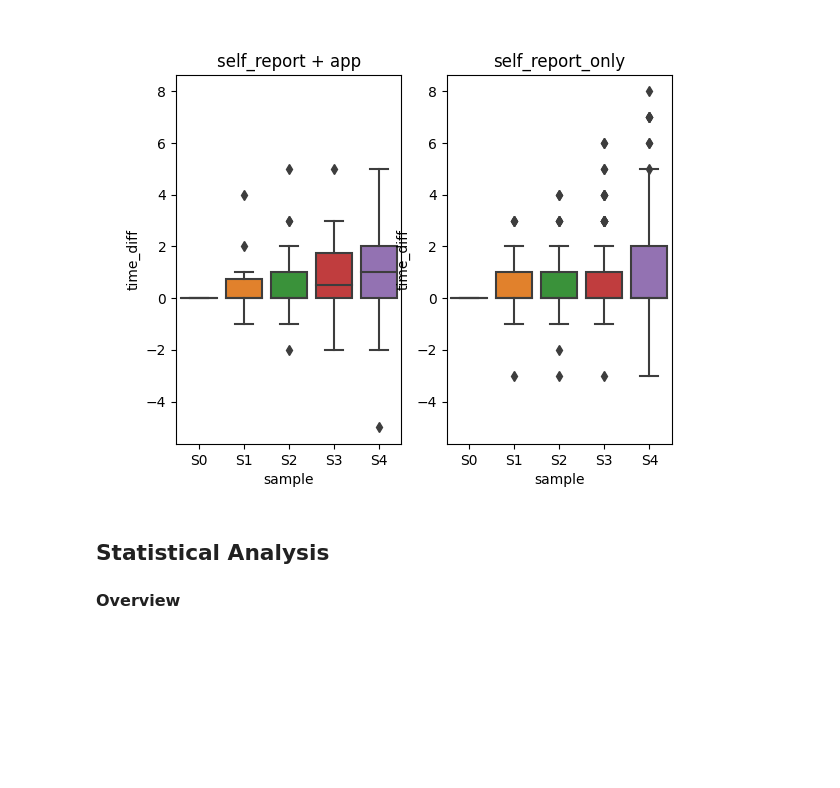
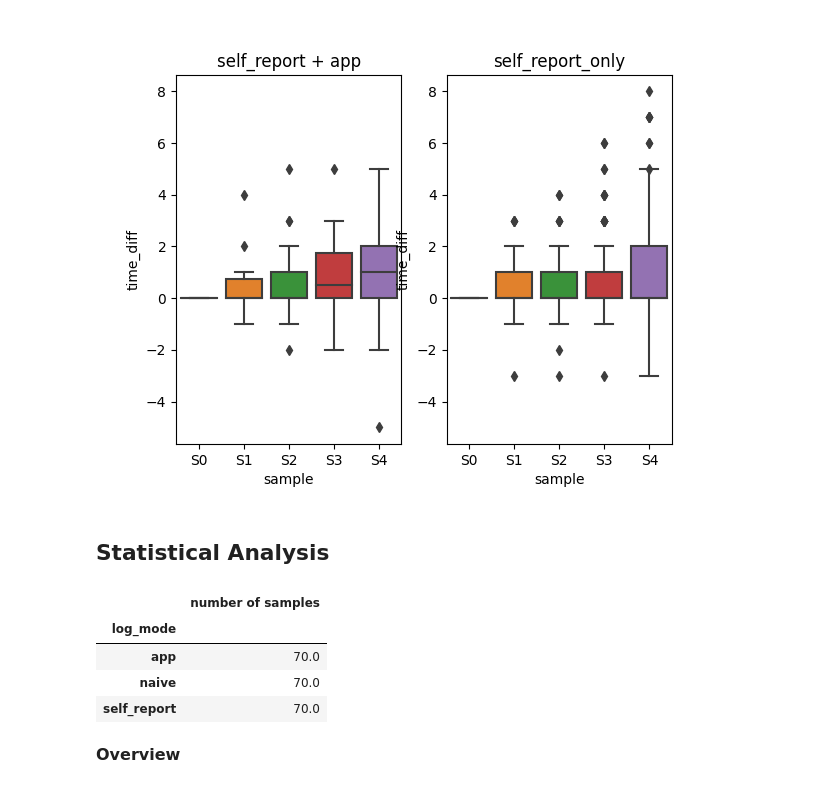
Before and after one commit to mad-lab-fau/carwatch-analysis, a Jupyter notebook: notebooks/analysis/App_Analysis.ipynb, the cells around one changed output. Saved outputs shown, nothing was run; the diff lists cells and outputs as text; code cells hidden in the pictures; blank space fills up the shorter version.

```diff
--- a/notebooks/analysis/App_Analysis.ipynb
+++ b/notebooks/analysis/App_Analysis.ipynb
@@ -25,7 +25,7 @@ export_path = Path("../..").joinpath("exports")
 # %% [markdown]
 ### Features
 # %%
-cort_feat = pd.read_csv(export_path.joinpath('cortisol_features_app_cleaned_new.csv'))
+cort_feat = pd.read_csv(export_path.joinpath('cortisol_features_app_cleaned.csv'))
 cort_feat.head()
 # %% [output]
 |  | subject | condition | chronotype | MEQ | night | wakeup_source | weekend | date | wakeup_hour | ... |
@@ -91,6 +92,21 @@ Text(0.5, 1.0, 'self_report_only')
 [figure]
 # %% [markdown]
 ## Statistical Analysis
+# %%
+# exclude self_report_only
+
+cort_feat_balanced = cort_feat.query("log_mode != 'self_report_only'")
+cort_feat_balanced = cort_feat_balanced.query("log_mode != 'naive_sr_only'")
+
+count = pd.DataFrame(cort_feat_balanced.groupby('log_mode').size()/5)
+count.rename(columns={0:'number of samples'}, inplace=True)
+count
+# %% [output]
+|  | number of samples |
+| log_mode |  |
+| app | 70.0 |
+| naive | 70.0 |
+| self_report | 70.0 |
 # %%
 steps = [("prep", "normality"), ("prep", "equal_var"), ("test", "rm_anova"), ("posthoc", "pairwise_ttests")]
 params = {"groupby": "saliva_feature", "dv": "cortisol", "within": "log_mode", "subject": "subject", "padjust": "bonf"}
```
Also changed, not shown: parts of 3 cells of this notebook, 3 other files.
